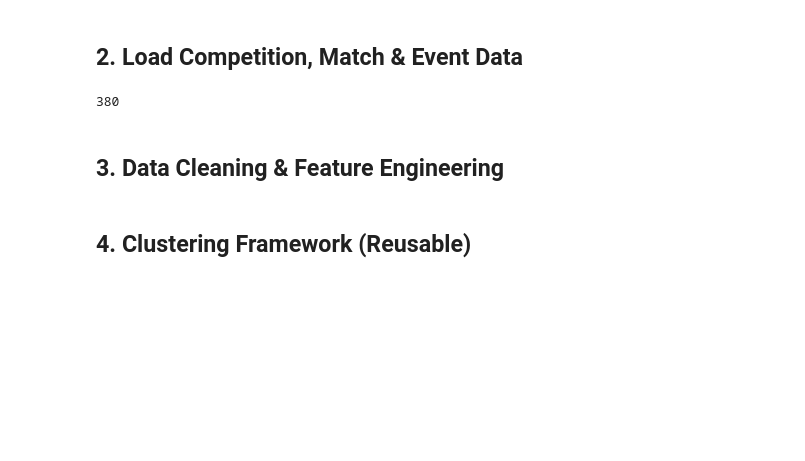
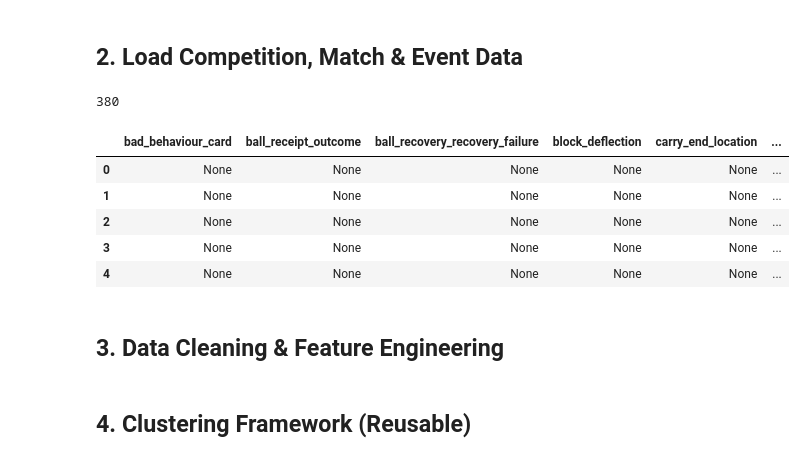
Before and after one commit to vickyfriss/Football-analytics, a Jupyter notebook: 202604 - 2 - Building Pass Clustering Visualisations.ipynb, the cells around one changed output. Cells and saved outputs as stored; diff of their text form; code cells hidden in the pictures; blank space fills up the shorter version.

```diff
--- a/202604 - 2 - Building Pass Clustering Visualisations.ipynb
+++ b/202604 - 2 - Building Pass Clustering Visualisations.ipynb
@@ -87,6 +87,18 @@ for match_id in tqdm(matches_df["match_id"], desc="Extracting passes"):
     all_passes.append(passes)
 
 passes_df = pd.concat(all_passes, ignore_index=True)
+# %%
+pd.set_option('display.max_columns', None)
+pd.set_option('display.width', None)
+
+passes_df.head()
+# %% [output]
+|  | bad_behaviour_card | ball_receipt_outcome | ball_recovery_recovery_failure | block_deflection | carry_end_location | ... |
+| 0 | None | None | None | None | None | ... |
+| 1 | None | None | None | None | None | ... |
+| 2 | None | None | None | None | None | ... |
+| 3 | None | None | None | None | None | ... |
+| 4 | None | None | None | None | None | ... |
 # %% [markdown]
 ## 3. Data Cleaning & Feature Engineering
 # %%
```
Also changed, not shown: parts of 2 cells of this notebook.
